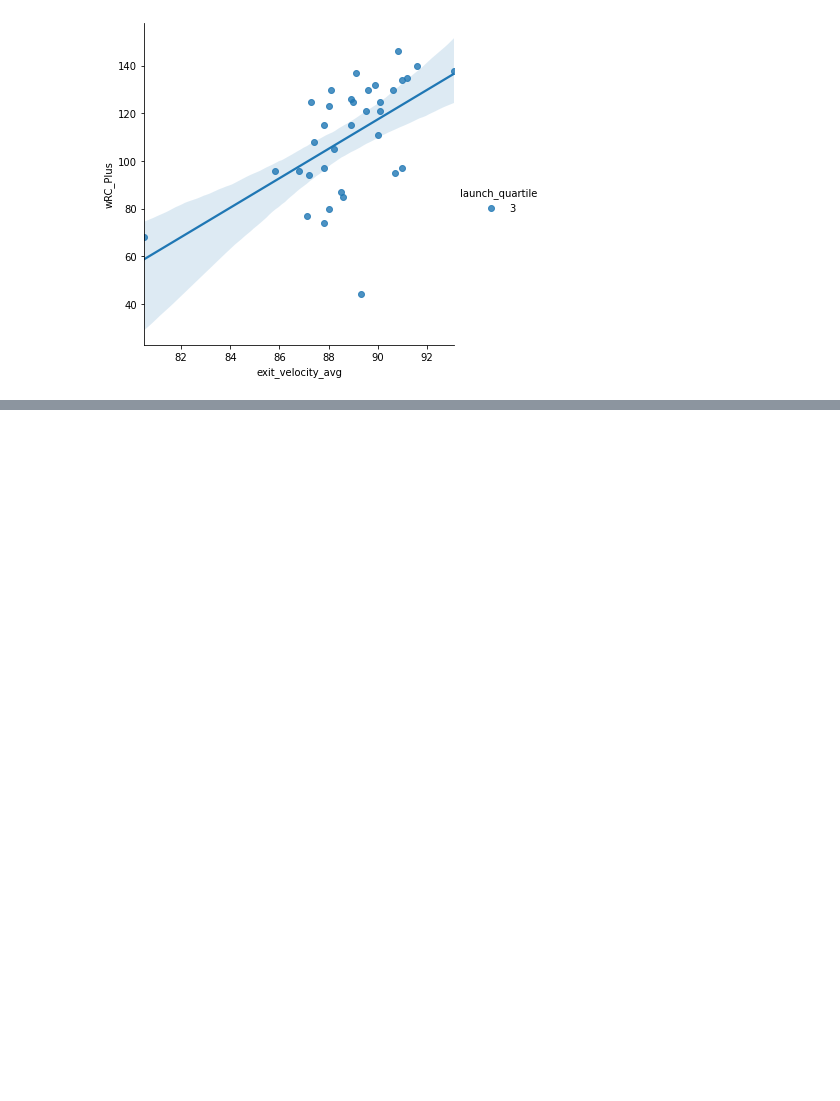
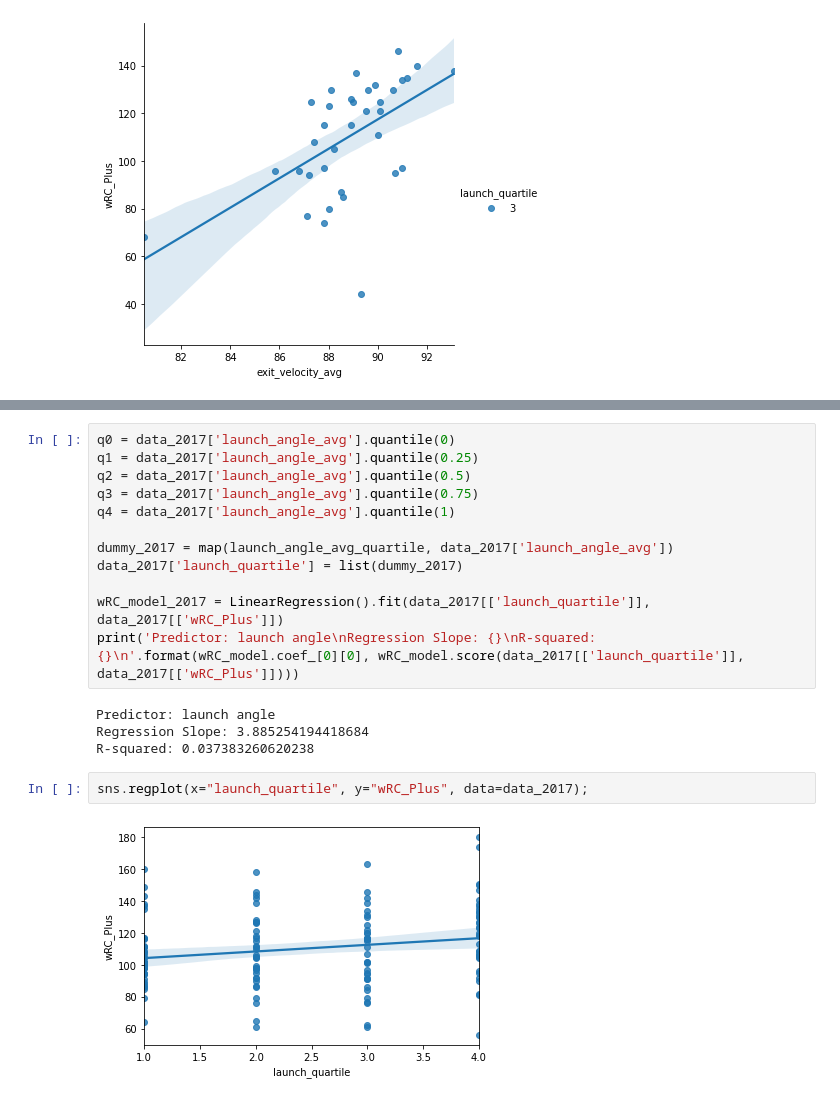
Before and after one commit to GeoffreyBrann/info2950, a Jupyter notebook: phase_4_launch_ange.ipynb, the cells around one changed output, grey strips where cells are left out. Cells and saved outputs as stored; diff of their text form; blank space fills up the shorter version.

```diff
--- a/phase_4_launch_ange.ipynb
+++ b/phase_4_launch_ange.ipynb
@@ -227,0 +238,20 @@ sns.lmplot(x="exit_velocity_avg", y="wRC_Plus", hue = 'launch_quartile', data=da
+# %%
+q0 = data_2017['launch_angle_avg'].quantile(0)
+q1 = data_2017['launch_angle_avg'].quantile(0.25)
+q2 = data_2017['launch_angle_avg'].quantile(0.5)
+q3 = data_2017['launch_angle_avg'].quantile(0.75)
+q4 = data_2017['launch_angle_avg'].quantile(1)
+
+dummy_2017 = map(launch_angle_avg_quartile, data_2017['launch_angle_avg'])
+data_2017['launch_quartile'] = list(dummy_2017)
+
+wRC_model_2017 = LinearRegression().fit(data_2017[['launch_quartile']], data_2017[['wRC_Plus']])
+print('Predictor: launch angle\nRegression Slope: {}\nR-squared: {}\n'.format(wRC_model.coef_[0][0], wRC_model.score(data_2017[['launch_quartile']], data_2017[['wRC_Plus']])))
+# %% [output]
+Predictor: launch angle
+Regression Slope: 3.885254194418684
+R-squared: 0.037383260620238
+# %%
+sns.regplot(x="launch_quartile", y="wRC_Plus", data=data_2017);
+# %% [output]
+[figure, added]
```
Also changed, not shown: parts of 18 cells of this notebook.
